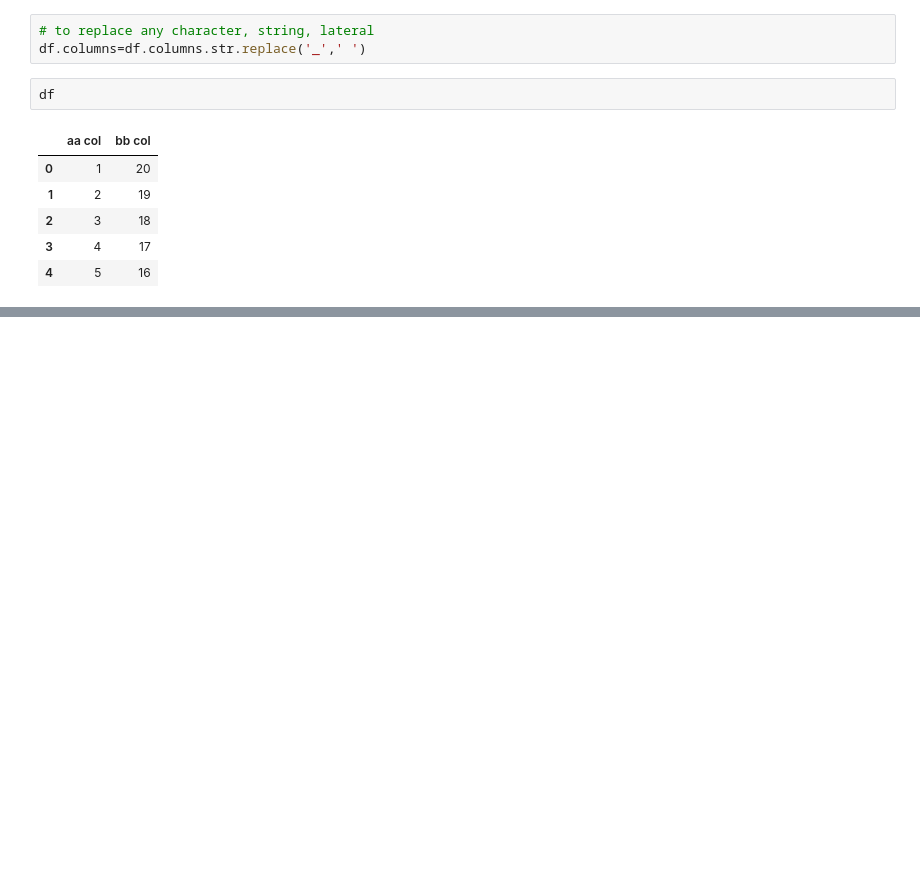
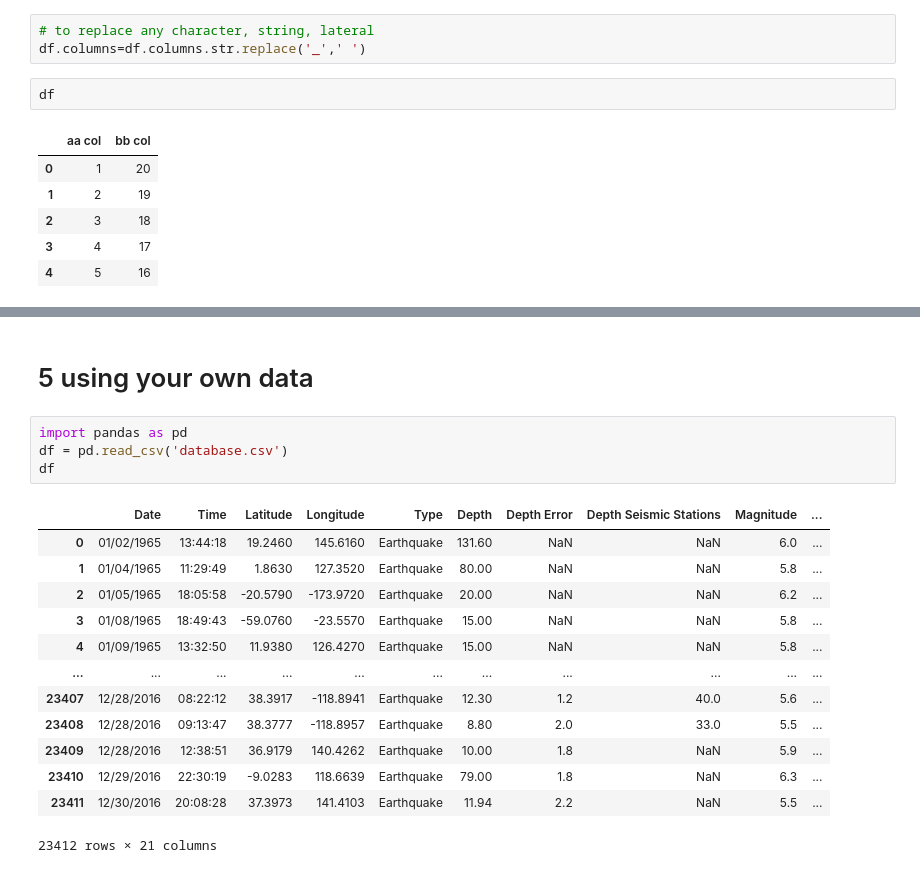
Before and after one commit to UzairHussain193/DataScience_with_Python, a Jupyter notebook: Chilla_2023/pandas_03.ipynb, the cells around one changed output, grey strips where cells are left out. Drawn from its saved outputs; the diff is of its cells as text; blank space fills up the shorter version.

Commit message:
worked on some tips and tricks of pandas library

```diff
--- a/Chilla_2023/pandas_03.ipynb
+++ b/Chilla_2023/pandas_03.ipynb
@@ -161,0 +283,20 @@ df
+# %% [markdown]
+# 5 using your own data
+# %%
+import pandas as pd
+df = pd.read_csv('database.csv')
+df
+# %% [output]
+|  | Date | Time | Latitude | Longitude | Type | Depth | Depth Error | Depth Seismic Stations | Magnitude | ... |
+| 0 | 01/02/1965 | 13:44:18 | 19.2460 | 145.6160 | Earthquake | 131.60 | NaN | NaN | 6.0 | ... |
+| 1 | 01/04/1965 | 11:29:49 | 1.8630 | 127.3520 | Earthquake | 80.00 | NaN | NaN | 5.8 | ... |
+| 2 | 01/05/1965 | 18:05:58 | -20.5790 | -173.9720 | Earthquake | 20.00 | NaN | NaN | 6.2 | ... |
+| 3 | 01/08/1965 | 18:49:43 | -59.0760 | -23.5570 | Earthquake | 15.00 | NaN | NaN | 5.8 | ... |
+| 4 | 01/09/1965 | 13:32:50 | 11.9380 | 126.4270 | Earthquake | 15.00 | NaN | NaN | 5.8 | ... |
+| ... | ... | ... | ... | ... | ... | ... | ... | ... | ... | ... |
+| 23407 | 12/28/2016 | 08:22:12 | 38.3917 | -118.8941 | Earthquake | 12.30 | 1.2 | 40.0 | 5.6 | ... |
+| 23408 | 12/28/2016 | 09:13:47 | 38.3777 | -118.8957 | Earthquake | 8.80 | 2.0 | 33.0 | 5.5 | ... |
+| 23409 | 12/28/2016 | 12:38:51 | 36.9179 | 140.4262 | Earthquake | 10.00 | 1.8 | NaN | 5.9 | ... |
+| 23410 | 12/29/2016 | 22:30:19 | -9.0283 | 118.6639 | Earthquake | 79.00 | 1.8 | NaN | 6.3 | ... |
+| 23411 | 12/30/2016 | 20:08:28 | 37.3973 | 141.4103 | Earthquake | 11.94 | 2.2 | NaN | 5.5 | ... |
+23412 rows × 21 columns
```
Also changed, not shown: parts of 19 cells of this notebook, 6 other files.
